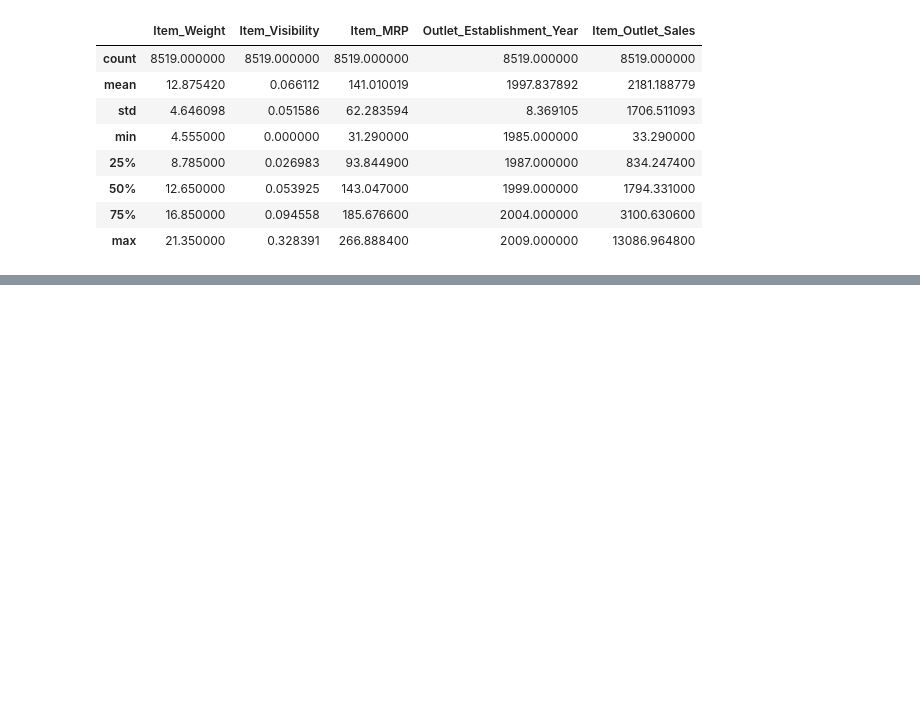
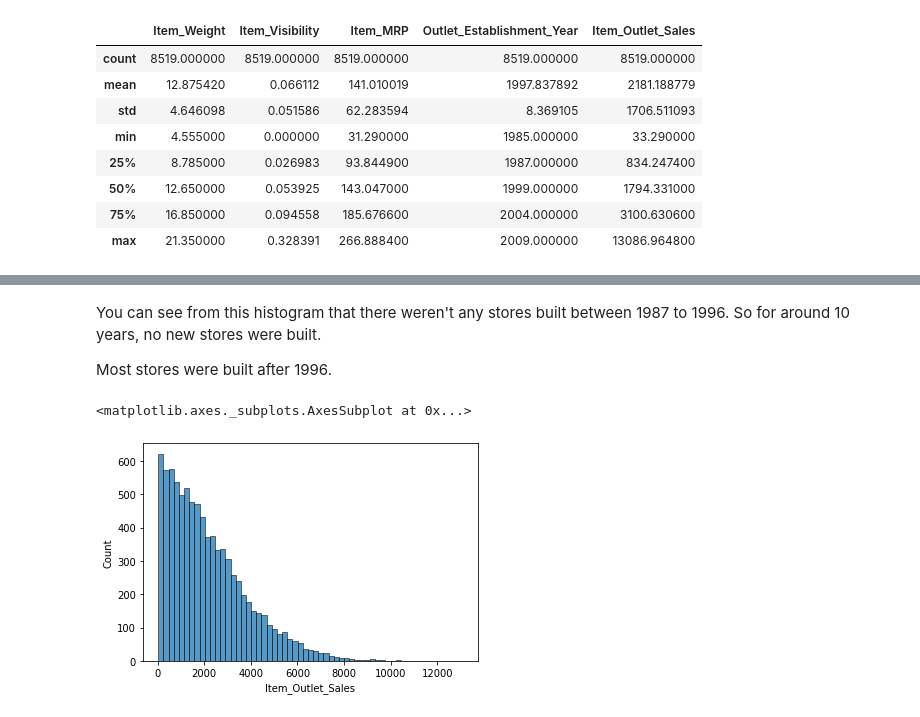
Before and after one commit to Kamal-Moha/Food-Sales-Predictions, a Jupyter notebook: Food_Sales_Prediction_2.ipynb, the cells around one changed output, grey strips where cells are left out. Cells and saved outputs as stored; diff of their text form; code cells hidden in the pictures; blank space fills up the shorter version.

```diff
--- a/Food_Sales_Prediction_2.ipynb
+++ b/Food_Sales_Prediction_2.ipynb
@@ -230,0 +260,9 @@ df.describe()
+# %% [markdown]
+You can see from this histogram that there weren't any stores built between 1987 to 1996. So for around 10 years, no new stores were built.
+
+Most stores were built after 1996.
+# %%
+sns.histplot(data=df, x='Item_Outlet_Sales')
+# %% [output]
+<matplotlib.axes._subplots.AxesSubplot at 0x...>
+[figure, added]
```
Also changed, not shown: parts of 18 cells of this notebook.
